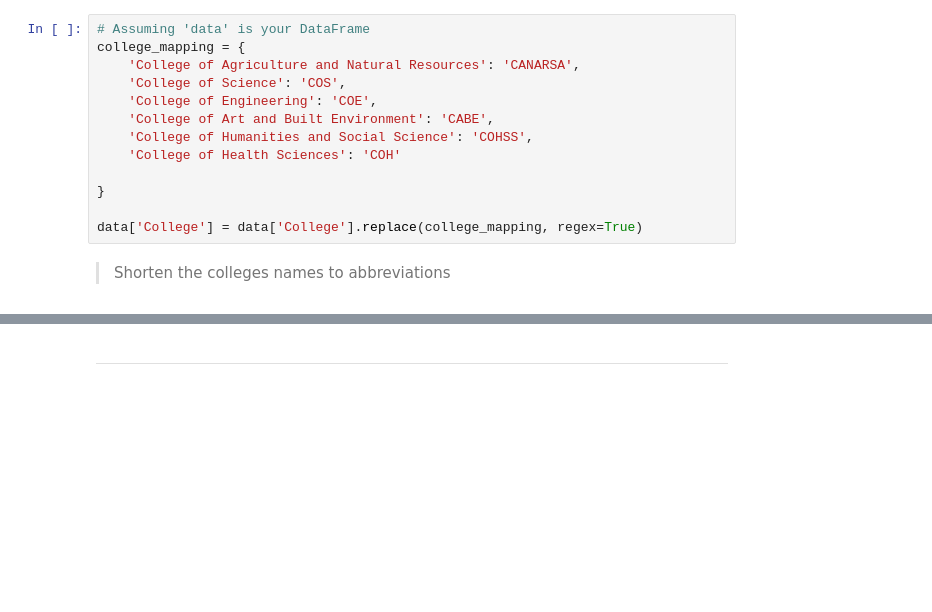
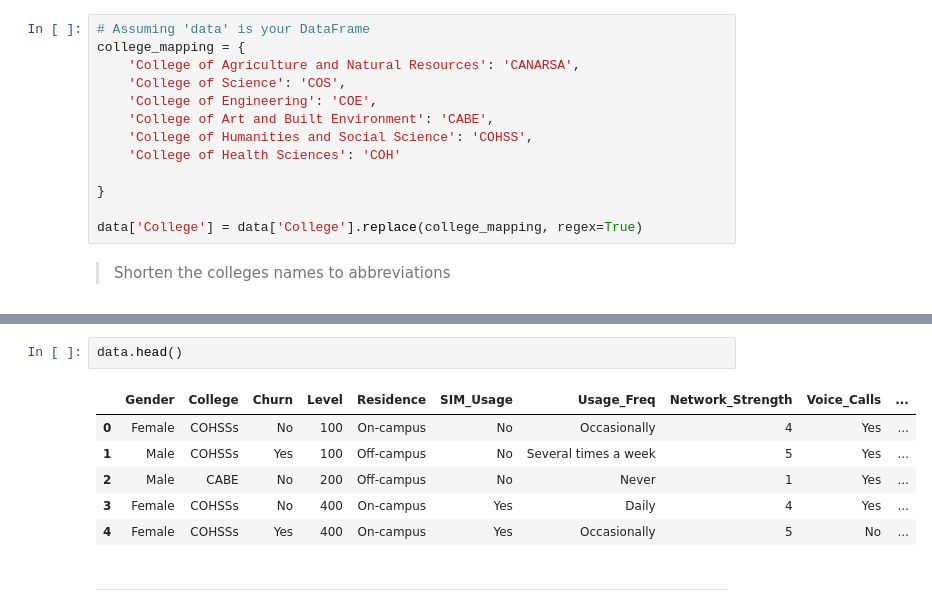
Before and after one commit to TravisBoltz/Decoding-Churn-Prediction-and-Student-Retention, a Jupyter notebook: Python Scripts/notebooks/Synthetic/churn.ipynb, the cells around one changed output, grey strips where cells are left out. Saved outputs shown, nothing was run; the diff lists cells and outputs as text; blank space fills up the shorter version.

```diff
--- a/Python Scripts/notebooks/Synthetic/churn.ipynb
+++ b/Python Scripts/notebooks/Synthetic/churn.ipynb
@@ -198,3 +216,12 @@ data['College'] = data['College'].replace(college_mapping, regex=True)
+# %%
+data.head()
+# %% [output]
+|  | Gender | College | Churn | Level | Residence | SIM_Usage | Usage_Freq | Network_Strength | Voice_Calls | ... |
+| 0 | Female | COHSSs | No | 100 | On-campus | No | Occasionally | 4 | Yes | ... |
+| 1 | Male | COHSSs | Yes | 100 | Off-campus | No | Several times a week | 5 | Yes | ... |
+| 2 | Male | CABE | No | 200 | Off-campus | No | Never | 1 | Yes | ... |
+| 3 | Female | COHSSs | No | 400 | On-campus | Yes | Daily | 4 | Yes | ... |
+| 4 | Female | COHSSs | Yes | 400 | On-campus | Yes | Occasionally | 5 | No | ... |
 # %% [markdown]
 ***
 # %% [markdown]
```
Also changed, not shown: parts of 22 cells of this notebook, 7 other files.
